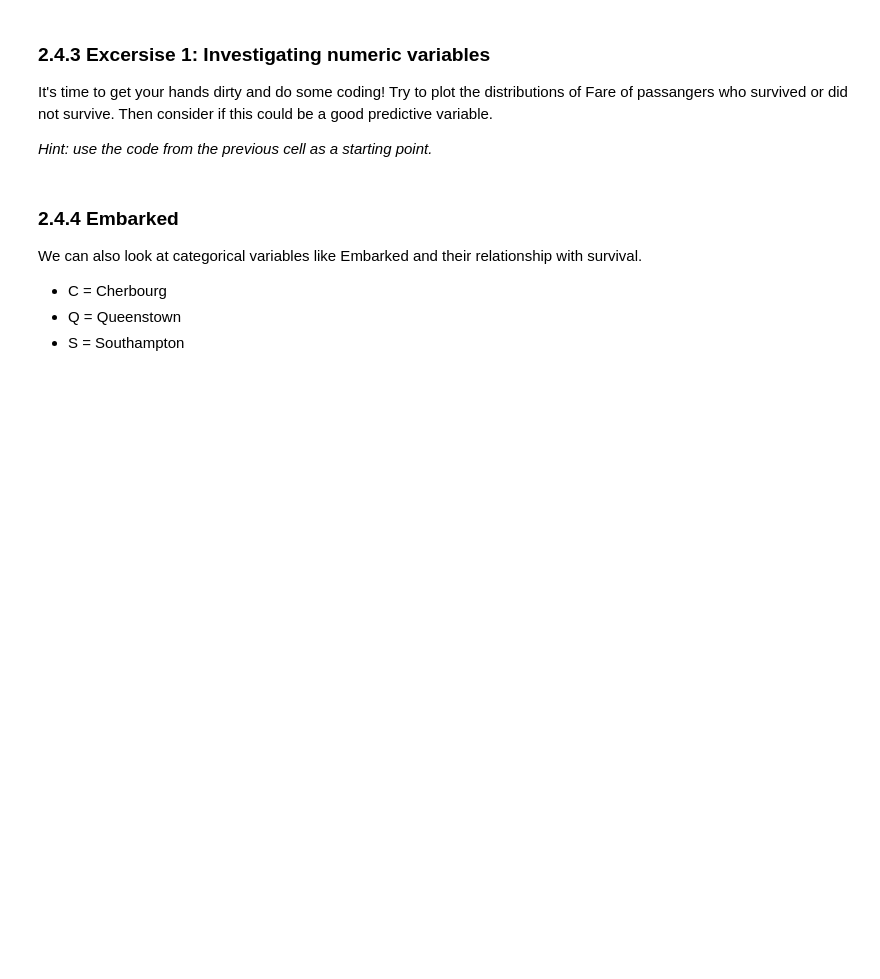
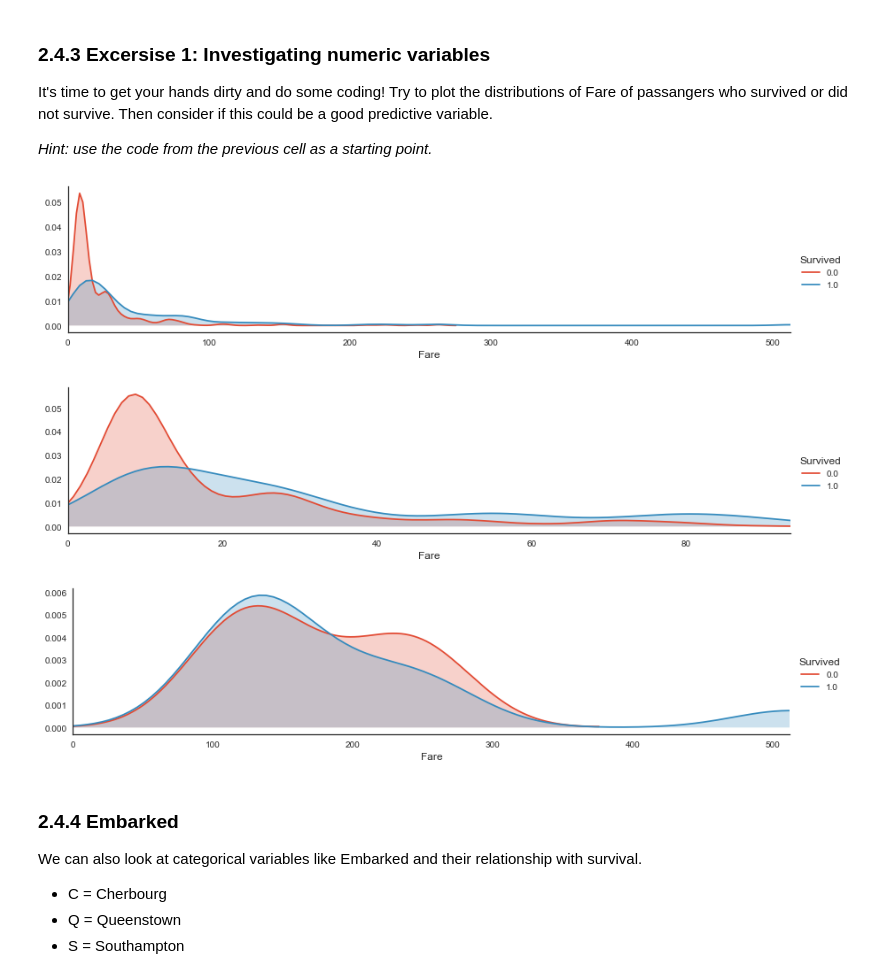
Before and after one commit to probe301/kaggle, a Jupyter notebook: Titanic/An Interactive Data Science Tutorial.ipynb, the cells around one changed output. Saved outputs shown, nothing was run; the diff lists cells and outputs as text; code cells hidden in the pictures; blank space fills up the shorter version.

```diff
--- a/Titanic/An Interactive Data Science Tutorial.ipynb
+++ b/Titanic/An Interactive Data Science Tutorial.ipynb
@@ -169,8 +231,8 @@ Now that our packages are loaded, let's read in and take a peek at the data.
 *Select the cell below and run it by pressing the play button.*
 # %%
 # get titanic & test csv files as a DataFrame
-train = pd.read_csv("../input/train.csv")
-test    = pd.read_csv("../input/test.csv")
+train = pd.read_csv("train.csv")
+test  = pd.read_csv("test.csv")
 
 full = train.append( test , ignore_index = True )
 titanic = full[ :891 ]
@@ -246,6 +332,16 @@ It's time to get your hands dirty and do some coding! Try to plot the distributi
 # %%
 # Excersise 1
 # Plot distributions of Fare of passangers who survived or did not survive
+
+plot_distribution( titanic , var = 'Fare' , target = 'Survived' )
+
+plot_distribution( titanic[titanic['Fare'] < 100] , var = 'Fare' , target = 'Survived' )
+
+plot_distribution( titanic[titanic['Fare'] > 100] , var = 'Fare' , target = 'Survived' )
+# %% [output]
+[figure, added]
+[figure, added]
+[figure, added]
 # %% [markdown]
 ### 2.4.4 Embarked
 We can also look at categorical variables like Embarked and their relationship with survival.
```
Also changed, not shown: parts of 25 cells of this notebook, 1 other file.
